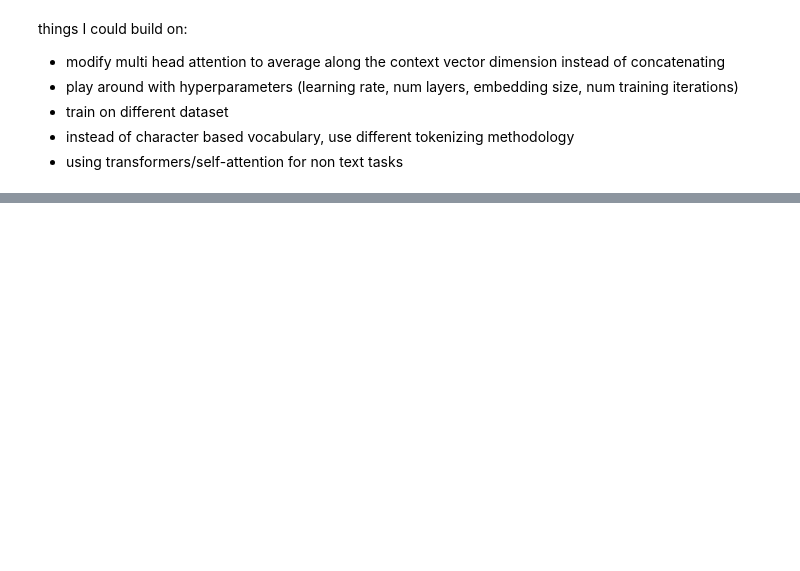
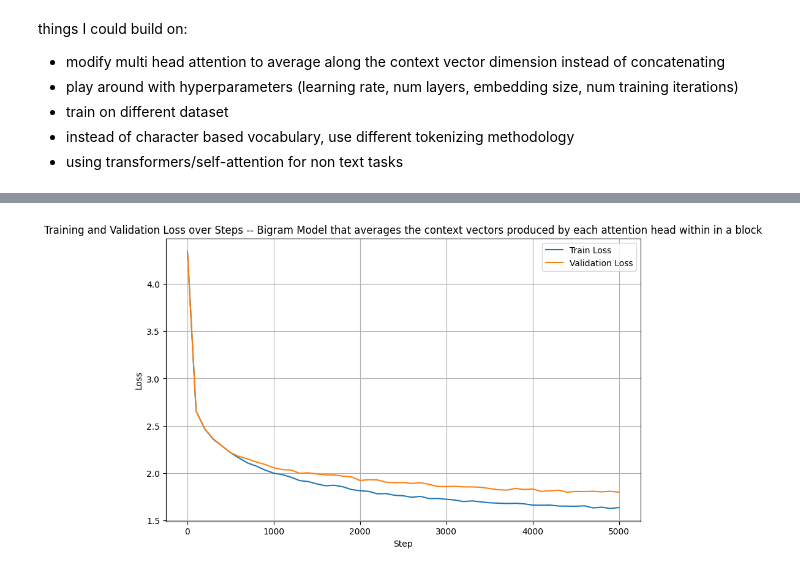
Before and after one commit to ijamil1/karpathy_transformers_tutorial, a Jupyter notebook: gpt_Karpathy_tutorial.ipynb, the cells around one changed output, grey strips where cells are left out. Drawn from its saved outputs; the diff is of its cells as text; code cells hidden in the pictures; blank space fills up the shorter version.

```diff
--- a/gpt_Karpathy_tutorial.ipynb
+++ b/gpt_Karpathy_tutorial.ipynb
@@ -668,0 +54,30 @@ MENE
+# %%
+# Train and test splits
+data = torch.tensor(encode(text), dtype=torch.long)
+n = int(0.9*len(data)) # first 90% will be train, rest val
+train_data = data[:n]
+val_data = data[n:]
+
+# data loading
+def get_batch(split):
+    # generate a small batch of data of inputs x and targets y
+    data = train_data if split == 'train' else val_data
+    ix = torch.randint(len(data) - block_size, (batch_size,))
+    x = torch.stack([data[i:i+block_size] for i in ix])
+    y = torch.stack([data[i+1:i+block_size+1] for i in ix])
+    x, y = x.to(device), y.to(device)
+    return x, y
+
+@torch.no_grad()
+def estimate_loss(model):
+    out = {}
+    model.eval()
+    for split in ['train', 'val']:
+        losses = torch.zeros(eval_iters)
+        for k in range(eval_iters):
+            X, Y = get_batch(split)
+            logits, loss = model(X, Y)
+            losses[k] = loss.item()
+        out[split] = losses.mean()
+    model.train()
+    return out
@@ -675,0 +418,17 @@ things I could build on:
+# %%
+steps = list(model2_loss_dict.keys())
+train_losses = [loss_values[0].cpu().numpy() for loss_values in model2_loss_dict.values()]
+val_losses = [loss_values[1].cpu().numpy() for loss_values in model2_loss_dict.values()]
+
+# Plot the losses
+plt.figure(figsize=(10, 6))
+plt.plot(steps, train_losses, label='Train Loss')
+plt.plot(steps, val_losses, label='Validation Loss')
+plt.xlabel('Step')
+plt.ylabel('Loss')
+plt.title('Training and Validation Loss over Steps -- Bigram Model that averages the context vectors produced by each attention head within in a block')
+plt.legend()
+plt.grid(True)
+plt.show()
+# %% [output]
+[figure, added]
```
Also changed, not shown: parts of 47 cells of this notebook.
